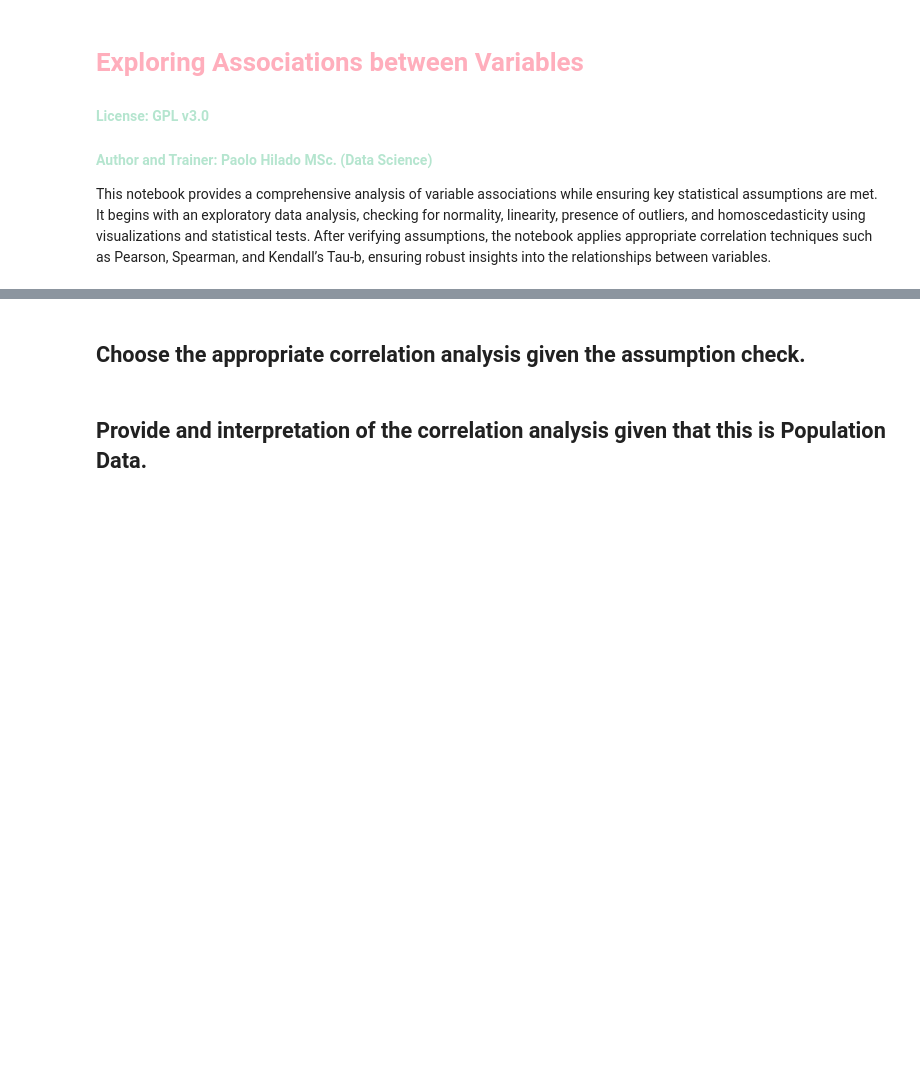
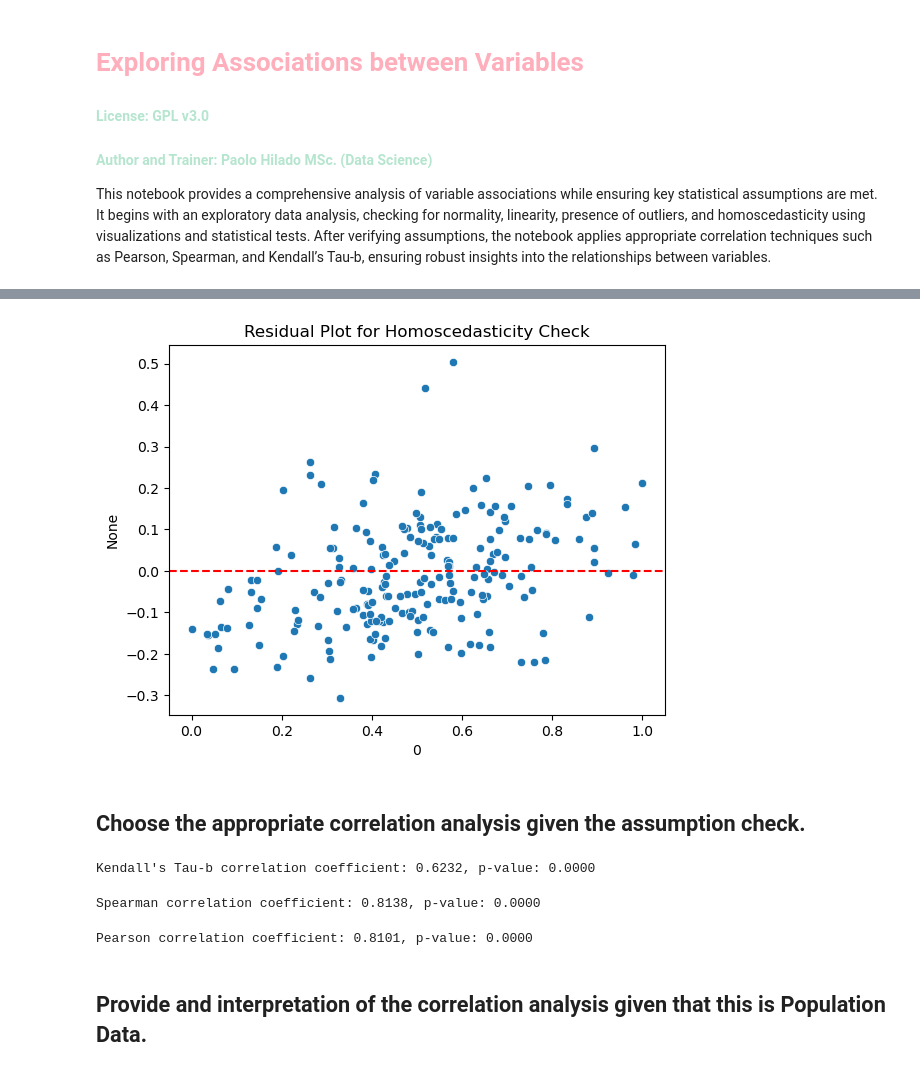
Before and after one commit to MeHere703/FirstDataScienceProjects, a Jupyter notebook: 9D Exploring Associations between Variables.ipynb, the cells around one changed output, grey strips where cells are left out. Saved outputs shown, nothing was run; the diff lists cells and outputs as text; code cells hidden in the pictures; blank space fills up the shorter version.

```diff
--- a/9D Exploring Associations between Variables.ipynb
+++ b/9D Exploring Associations between Variables.ipynb
@@ -24,12 +68,31 @@ dfscaled = pd.DataFrame(data_normalized)
 # %%
 # Doing a homoscedasticity check with residual plots
+residuals = dfscaled[0] - dfscaled[1]
+sns.scatterplot(x=dfscaled[0], y=residuals)
+plt.axhline(y=0, color='red', linestyle='--')
+plt.title('Residual Plot for Homoscedasticity Check')
+plt.show()
+# %% [output]
+[figure, added]
 # %% [markdown]
 ## Choose the appropriate correlation analysis  given the assumption check.
 # %%
 # Option A: Kendall's tau-b
+kendall_corr, kendall_p = stats.kendalltau(df['Review'], df['Grades'])
+print(f"Kendall's Tau-b correlation coefficient: {kendall_corr:.4f}, p-value: {kendall_p:.4f}")
+# %% [output]
+Kendall's Tau-b correlation coefficient: 0.6232, p-value: 0.0000
 # %%
 # Option B: Spearman's rank correlation
+spearman_corr, spearman_p = stats.spearmanr(df['Review'], df['Grades'])
+print(f"Spearman correlation coefficient: {spearman_corr:.4f}, p-value: {spearman_p:.4f}")
+# %% [output]
+Spearman correlation coefficient: 0.8138, p-value: 0.0000
 # %%
 # Option C: Pearson Correlation
+pearson_corr, pearson_p = stats.pearsonr(df['Review'], df['Grades'])
+print(f"Pearson correlation coefficient: {pearson_corr:.4f}, p-value: {pearson_p:.4f}")
+# %% [output]
+Pearson correlation coefficient: 0.8101, p-value: 0.0000
 # %% [markdown]
 ## Provide and interpretation of the correlation analysis given that this is Population Data.
```
Also changed, not shown: parts of 6 cells of this notebook.
